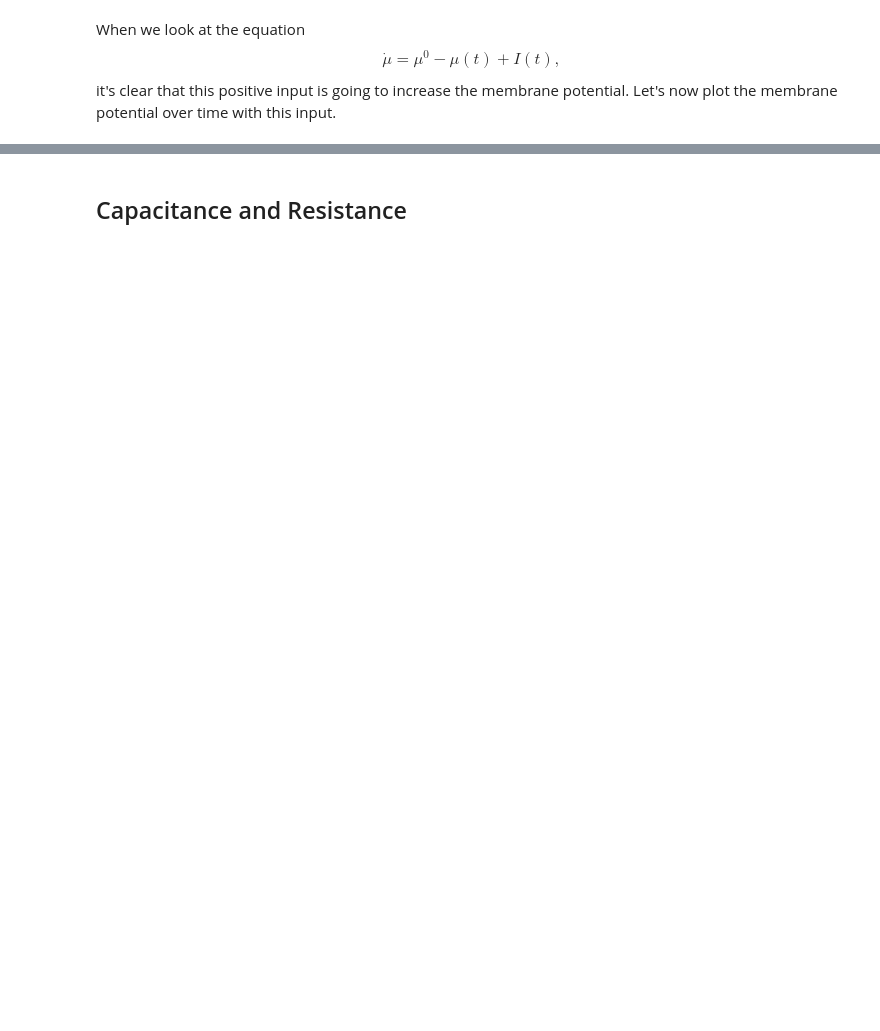
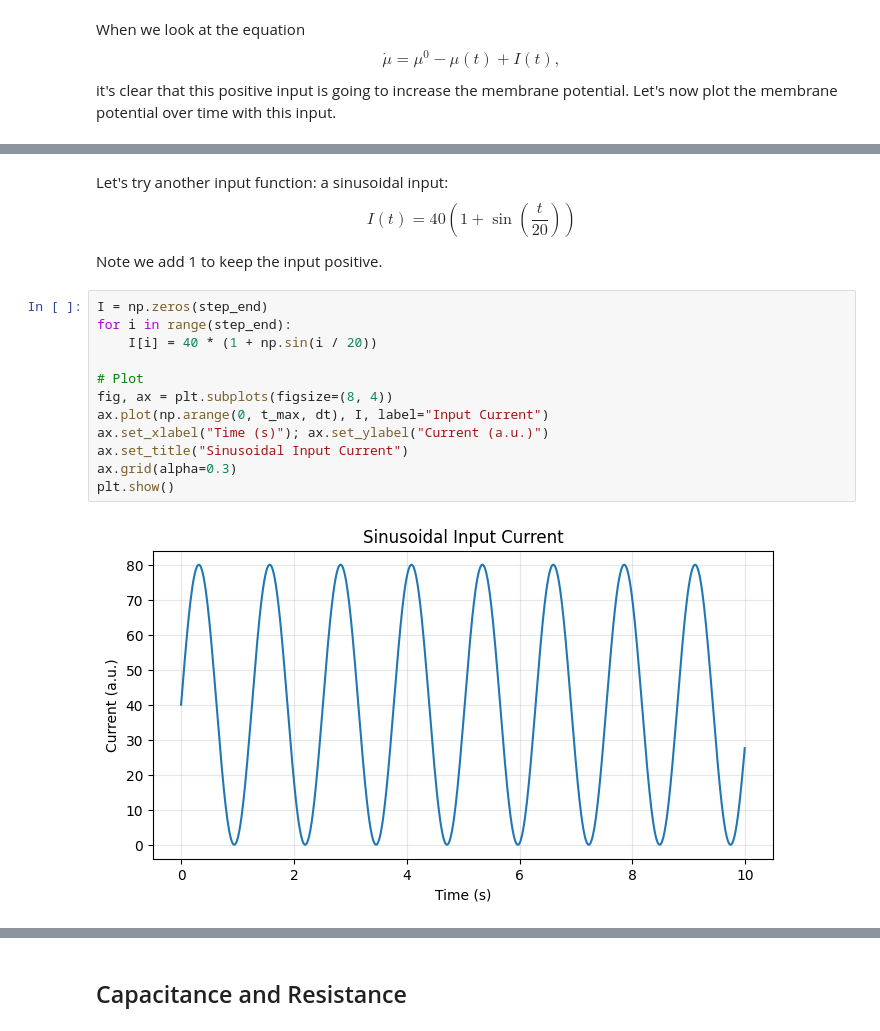
Before and after one commit to cory-wu/CCN-demos, a Jupyter notebook: Ch2/LIF.ipynb, the cells around one changed output, grey strips where cells are left out. Drawn from its saved outputs; the diff is of its cells as text; blank space fills up the shorter version.

```diff
--- a/Ch2/LIF.ipynb
+++ b/Ch2/LIF.ipynb
@@ -185,0 +180,21 @@ it's clear that this positive input is going to increase the membrane potential.
+# %% [markdown]
+Let's try another input function: a sinusoidal input:
+$$
+I(t) = 40 \left( 1 + \sin\left( \frac t {20} \right)\right)
+$$
+
+Note we add 1 to keep the input positive.
+# %%
+I = np.zeros(step_end)
+for i in range(step_end):
+    I[i] = 40 * (1 + np.sin(i / 20))
+
+# Plot
+fig, ax = plt.subplots(figsize=(8, 4))
+ax.plot(np.arange(0, t_max, dt), I, label="Input Current")
+ax.set_xlabel("Time (s)"); ax.set_ylabel("Current (a.u.)")
+ax.set_title("Sinusoidal Input Current")
+ax.grid(alpha=0.3)
+plt.show()
+# %% [output]
+[figure, added]
```
Also changed, not shown: parts of 30 cells of this notebook, 1 other file.
